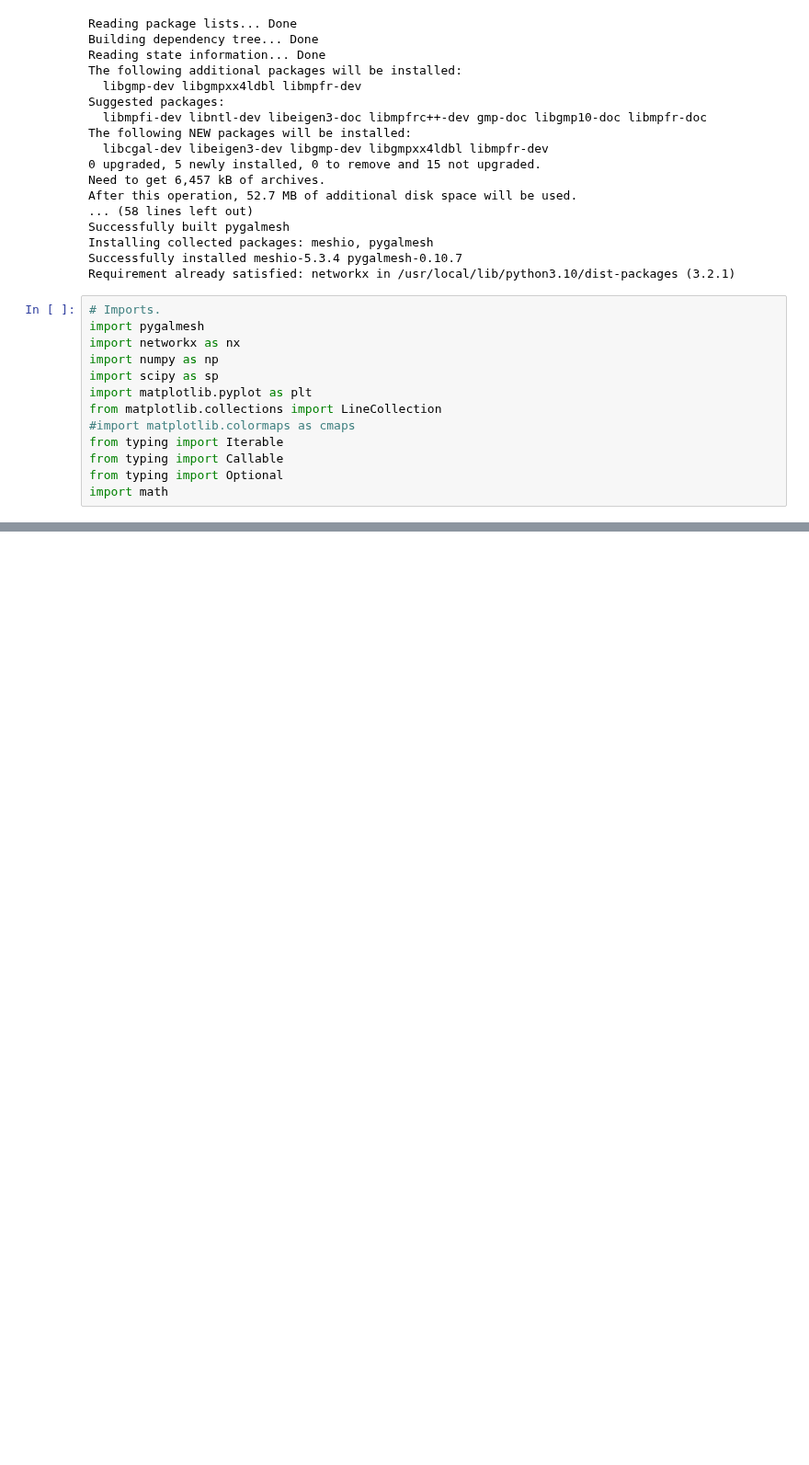
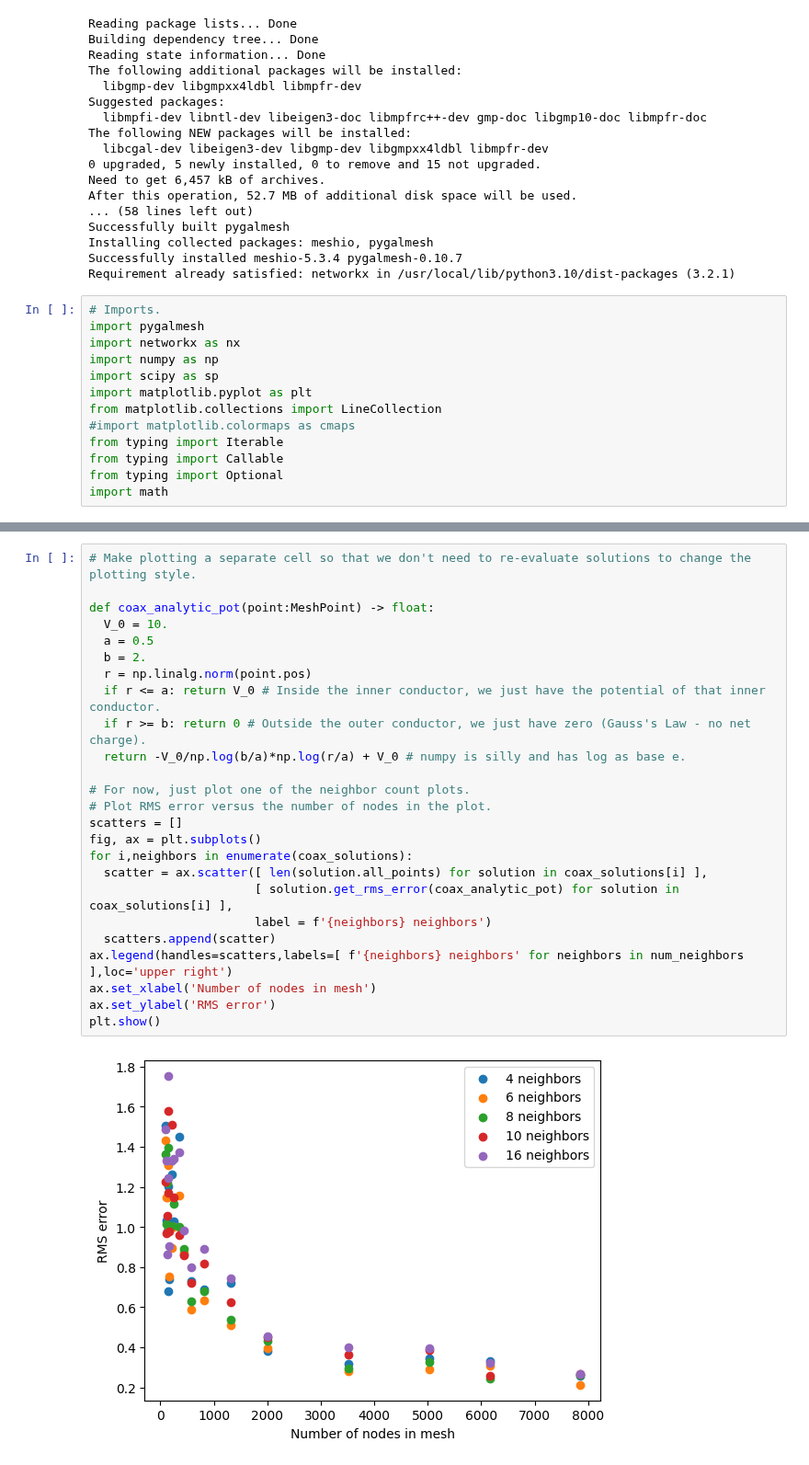
Before and after one commit to emmanuellfc/EM_Tufts_Fall2023, a Jupyter notebook: GeneralFiniteDifferences.ipynb, the cells around one changed output, grey strips where cells are left out. Shown at 92% size. Saved outputs shown, nothing was run; the diff lists cells and outputs as text; blank space fills up the shorter version.

```diff
--- a/GeneralFiniteDifferences.ipynb
+++ b/GeneralFiniteDifferences.ipynb
@@ -348,0 +437,27 @@ Root mean square error: 0.2121586784090391
+# %%
+# Make plotting a separate cell so that we don't need to re-evaluate solutions to change the plotting style.
+
+def coax_analytic_pot(point:MeshPoint) -> float:
+  V_0 = 10.
+  a = 0.5
+  b = 2.
+  r = np.linalg.norm(point.pos)
+  if r <= a: return V_0 # Inside the inner conductor, we just have the potential of that inner conductor.
+  if r >= b: return 0 # Outside the outer conductor, we just have zero (Gauss's Law - no net charge).
+  return -V_0/np.log(b/a)*np.log(r/a) + V_0 # numpy is silly and has log as base e.
+
+# For now, just plot one of the neighbor count plots.
+# Plot RMS error versus the number of nodes in the plot.
+scatters = []
+fig, ax = plt.subplots()
+for i,neighbors in enumerate(coax_solutions):
+  scatter = ax.scatter([ len(solution.all_points) for solution in coax_solutions[i] ],
+                       [ solution.get_rms_error(coax_analytic_pot) for solution in coax_solutions[i] ],
+                       label = f'{neighbors} neighbors')
+  scatters.append(scatter)
+ax.legend(handles=scatters,labels=[ f'{neighbors} neighbors' for neighbors in num_neighbors ],loc='upper right')
+ax.set_xlabel('Number of nodes in mesh')
+ax.set_ylabel('RMS error')
+plt.show()
+# %% [output]
+[figure, added]
```
Also changed, not shown: parts of 8 cells of this notebook.
